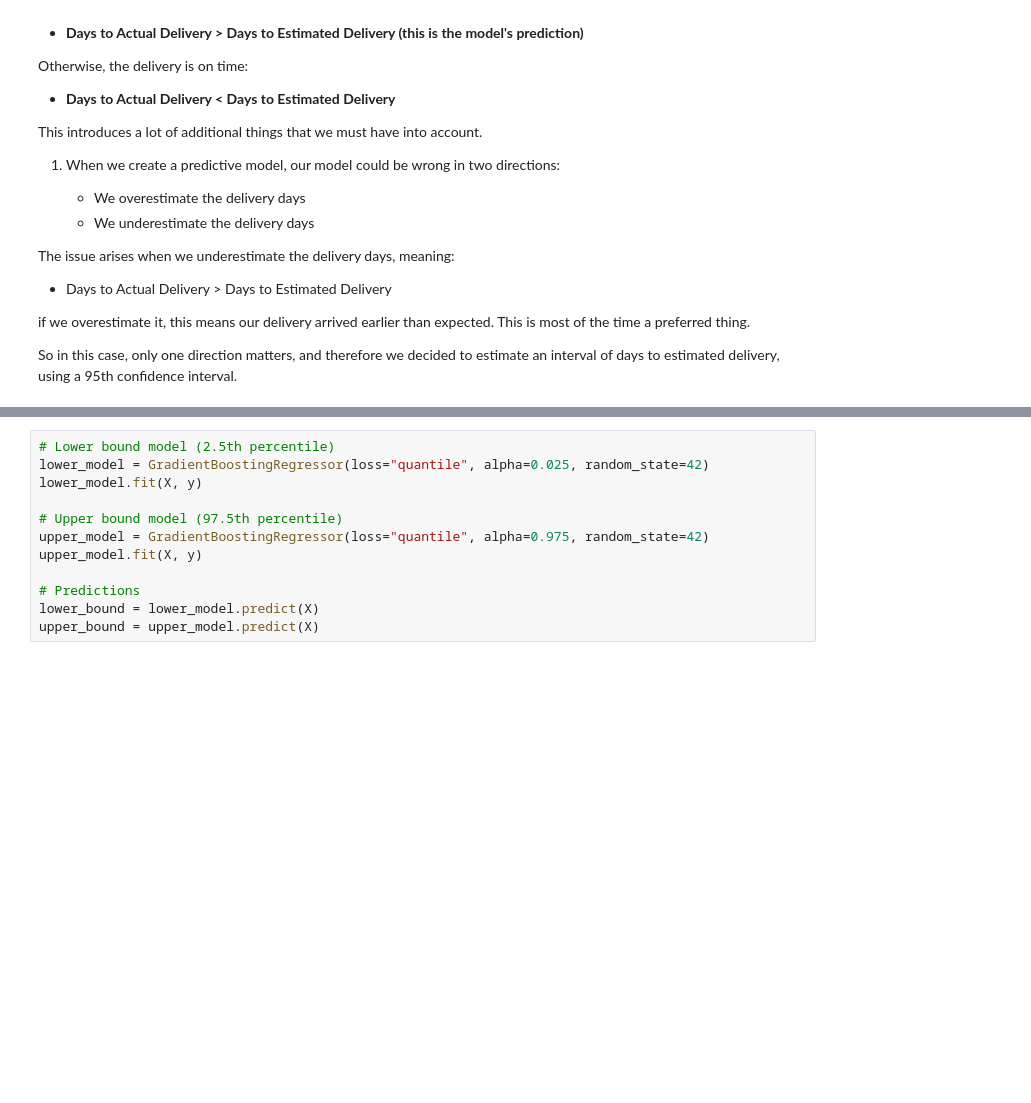
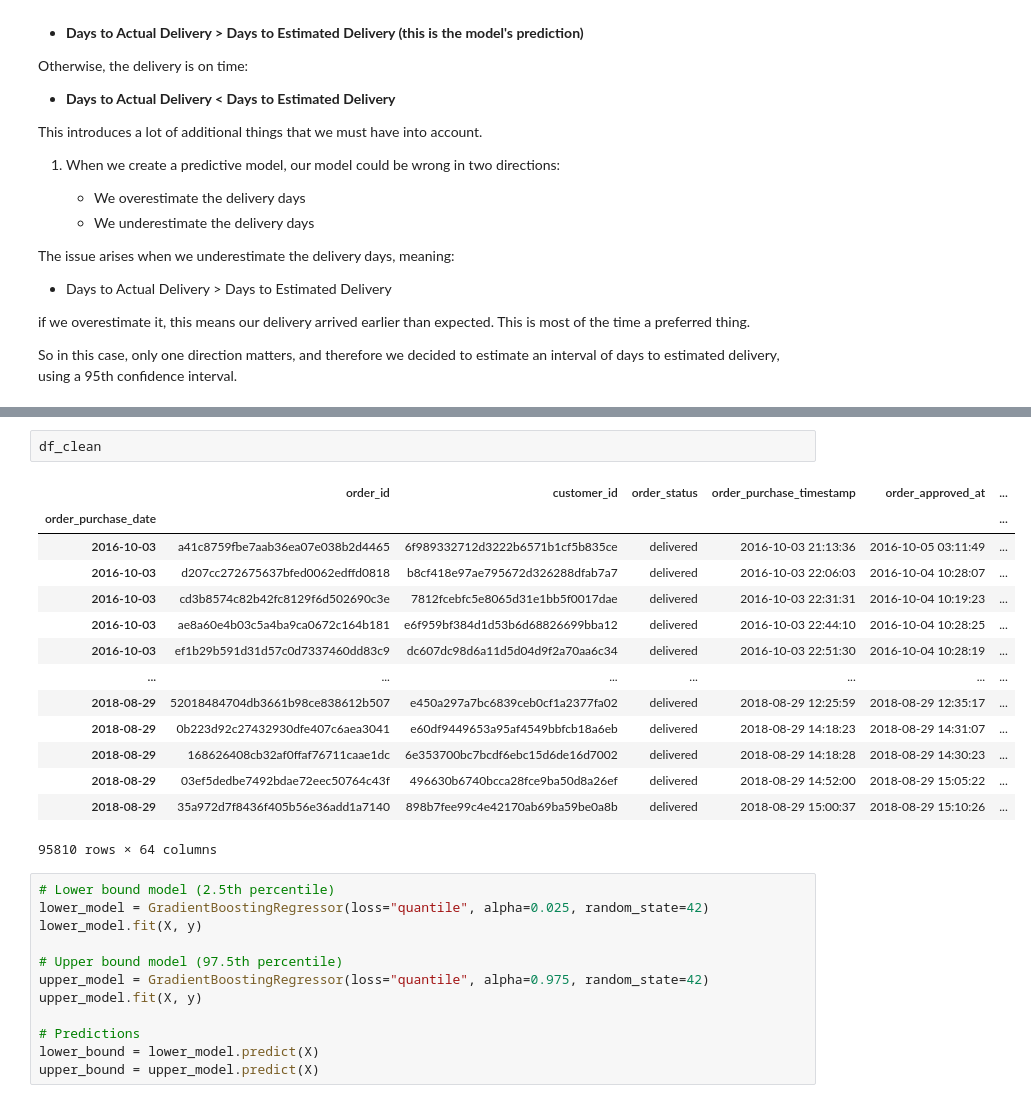
Before and after one commit to menni99/causal-attribution-analysis, a Jupyter notebook: notebooks/forecast-analysis.ipynb, the cells around one changed output, grey strips where cells are left out. Cells and saved outputs as stored; diff of their text form; blank space fills up the shorter version.

```diff
--- a/notebooks/forecast-analysis.ipynb
+++ b/notebooks/forecast-analysis.ipynb
@@ -254,3 +317,20 @@ So in this case, only one direction matters, and therefore we decided to estimat
+# %%
+df_clean
+# %% [output]
+|  | order_id | customer_id | order_status | order_purchase_timestamp | order_approved_at | ... |
+| order_purchase_date |  |  |  |  |  | ... |
+| 2016-10-03 | a41c8759fbe7aab36ea07e038b2d4465 | 6f989332712d3222b6571b1cf5b835ce | delivered | 2016-10-03 21:13:36 | 2016-10-05 03:11:49 | ... |
+| 2016-10-03 | d207cc272675637bfed0062edffd0818 | b8cf418e97ae795672d326288dfab7a7 | delivered | 2016-10-03 22:06:03 | 2016-10-04 10:28:07 | ... |
+| 2016-10-03 | cd3b8574c82b42fc8129f6d502690c3e | 7812fcebfc5e8065d31e1bb5f0017dae | delivered | 2016-10-03 22:31:31 | 2016-10-04 10:19:23 | ... |
+| 2016-10-03 | ae8a60e4b03c5a4ba9ca0672c164b181 | e6f959bf384d1d53b6d68826699bba12 | delivered | 2016-10-03 22:44:10 | 2016-10-04 10:28:25 | ... |
+| 2016-10-03 | ef1b29b591d31d57c0d7337460dd83c9 | dc607dc98d6a11d5d04d9f2a70aa6c34 | delivered | 2016-10-03 22:51:30 | 2016-10-04 10:28:19 | ... |
+| ... | ... | ... | ... | ... | ... | ... |
+| 2018-08-29 | 52018484704db3661b98ce838612b507 | e450a297a7bc6839ceb0cf1a2377fa02 | delivered | 2018-08-29 12:25:59 | 2018-08-29 12:35:17 | ... |
+| 2018-08-29 | 0b223d92c27432930dfe407c6aea3041 | e60df9449653a95af4549bbfcb18a6eb | delivered | 2018-08-29 14:18:23 | 2018-08-29 14:31:07 | ... |
+| 2018-08-29 | 168626408cb32af0ffaf76711caae1dc | 6e353700bc7bcdf6ebc15d6de16d7002 | delivered | 2018-08-29 14:18:28 | 2018-08-29 14:30:23 | ... |
+| 2018-08-29 | 03ef5dedbe7492bdae72eec50764c43f | 496630b6740bcca28fce9ba50d8a26ef | delivered | 2018-08-29 14:52:00 | 2018-08-29 15:05:22 | ... |
+| 2018-08-29 | 35a972d7f8436f405b56e36add1a7140 | 898b7fee99c4e42170ab69ba59be0a8b | delivered | 2018-08-29 15:00:37 | 2018-08-29 15:10:26 | ... |
+95810 rows × 64 columns
 # %%
 # Lower bound model (2.5th percentile)
 lower_model = GradientBoostingRegressor(loss="quantile", alpha=0.025, random_state=42)
```
Also changed, not shown: parts of 16 cells of this notebook.
